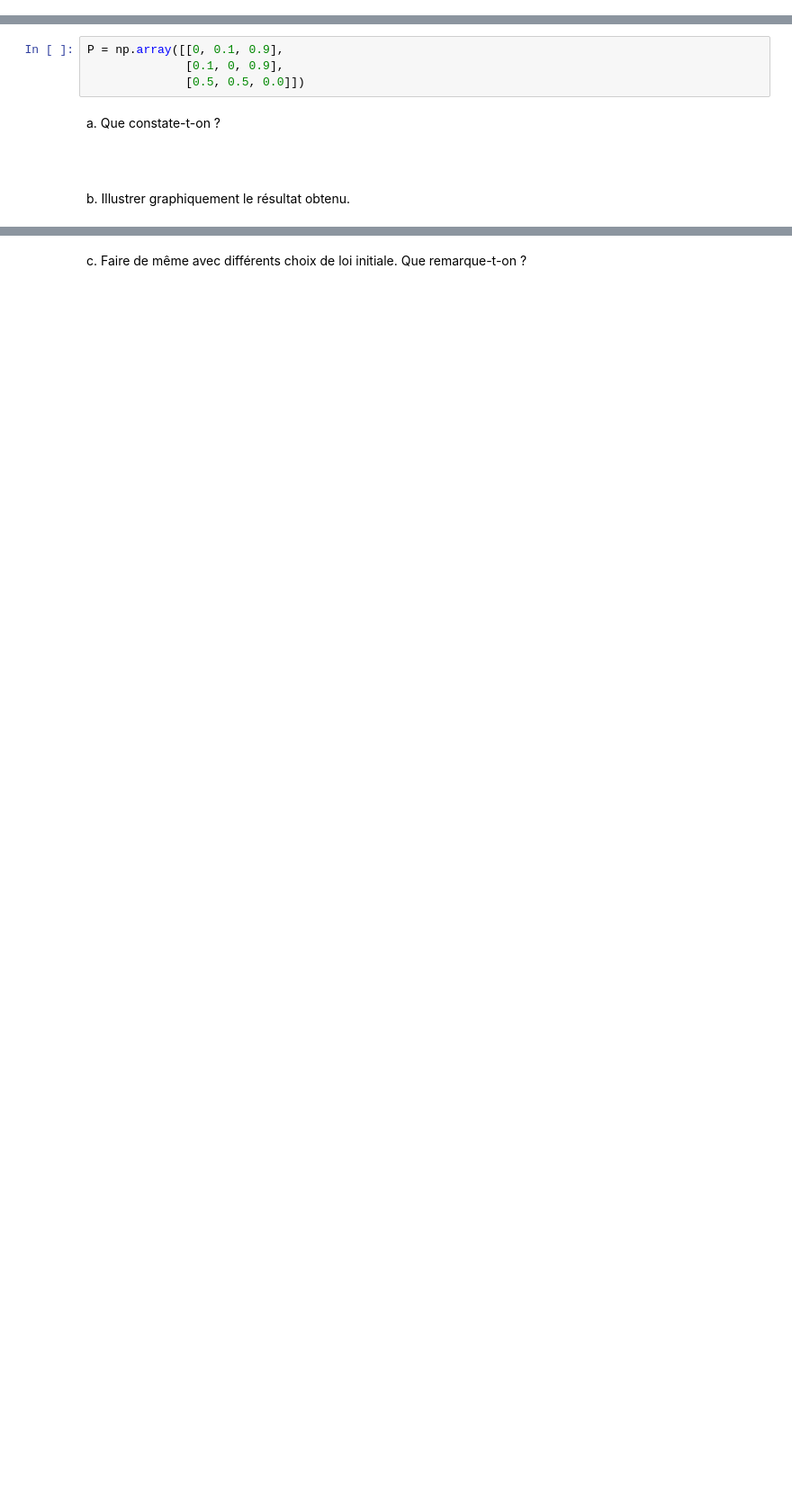
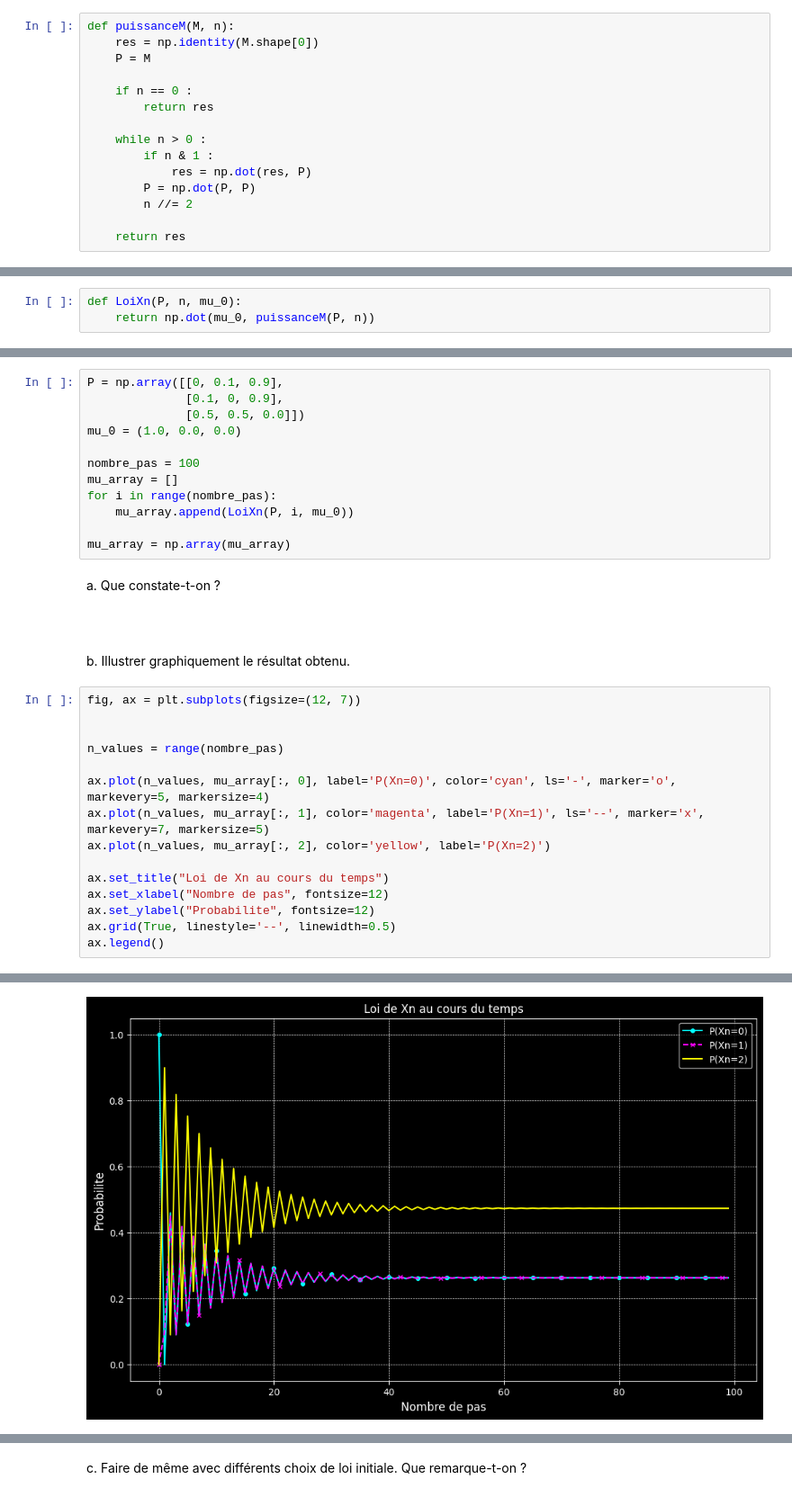
Before and after one commit to Tysonn2605/data-insat-tyson, a Jupyter notebook: notebooks/TP-Markov-sujet-25-26.ipynb, the cells around one changed output, grey strips where cells are left out. Shown: that part at 90% size. Cells and saved outputs as stored; diff of their text form; blank space fills up the shorter version.

```diff
--- a/notebooks/TP-Markov-sujet-25-26.ipynb
+++ b/notebooks/TP-Markov-sujet-25-26.ipynb
@@ -166,6 +268,21 @@ Pour chaque exemple, illustrer en faisant plusieurs simulations avec différents
 Ecrire une fonction puissanceM qui prend en arguments une matrice $M$ et un entier naturel $n$ et renvoie la puissance $n^{\textrm{ième}}$ de la matrice $M$.
 
 On pourra utiliser la commande np.dot pour le produit matriciel.
+# %%
+def puissanceM(M, n):
+    res = np.identity(M.shape[0])
+    P = M
+
+    if n == 0 :
+        return res
+
+    while n > 0 :
+        if n & 1 :
+            res = np.dot(res, P)
+        P = np.dot(P, P)
+        n //= 2
+
+    return res
 # %% [markdown]
 La tester sur l'exemple ci-dessous.
 # %%
@@ -184,6 +305,9 @@ puissanceM(M,14)
 - le vecteur qui représente la loi initiale,
 <br>
 et qui renvoie la loi de $X_n$ (sous forme d'un vecteur).
+# %%
+def LoiXn(P, n, mu_0):
+    return np.dot(mu_0, puissanceM(P, n))
 # %% [markdown]
 On considère à nouveau la chaîne de Markov $(X_k)_{k\in \mathbb{N}}$ sur $E_2$ de matrice de transition
 $$P= \begin{pmatrix} 0 & 0.1 & 0.9 \\ 0.1 & 0 & 0.9 \\ 0.5 & 0.5 & 0 \end{pmatrix}.$$
@@ -193,6 +317,14 @@ $$P= \begin{pmatrix} 0 & 0.1 & 0.9 \\ 0.1 & 0 & 0.9 \\ 0.5 & 0.5 & 0 \end{pmatri
 P = np.array([[0, 0.1, 0.9],
               [0.1, 0, 0.9],
               [0.5, 0.5, 0.0]])
+mu_0 = (1.0, 0.0, 0.0)
+
+nombre_pas = 100
+mu_array = []
+for i in range(nombre_pas):
+    mu_array.append(LoiXn(P, i, mu_0))
+
+mu_array = np.array(mu_array)
 # %% [markdown]
 a. Que constate-t-on ?
 <br>
@@ -200,3 +332,19 @@ a. Que constate-t-on ?
 <br>
 <br>
 b. Illustrer graphiquement le résultat obtenu.
+# %%
+fig, ax = plt.subplots(figsize=(12, 7))
+
+
+n_values = range(nombre_pas)
+
+ax.plot(n_values, mu_array[:, 0], label='P(Xn=0)', color='cyan', ls='-', marker='o', markevery=5, markersize=4)
+ax.plot(n_values, mu_array[:, 1], color='magenta', label='P(Xn=1)', ls='--', marker='x', markevery=7, markersize=5)
+ax.plot(n_values, mu_array[:, 2], color='yellow', label='P(Xn=2)')
+
+ax.set_title("Loi de Xn au cours du temps")
+ax.set_xlabel("Nombre de pas", fontsize=12)
+ax.set_ylabel("Probabilite", fontsize=12)
+ax.grid(True, linestyle='--', linewidth=0.5)
+ax.legend()
+# %% [output]
@@ -202,0 +352 @@ b. Illustrer graphiquement le résultat obtenu.
+[figure, added]
```
Also changed, not shown: parts of 20 cells of this notebook.
